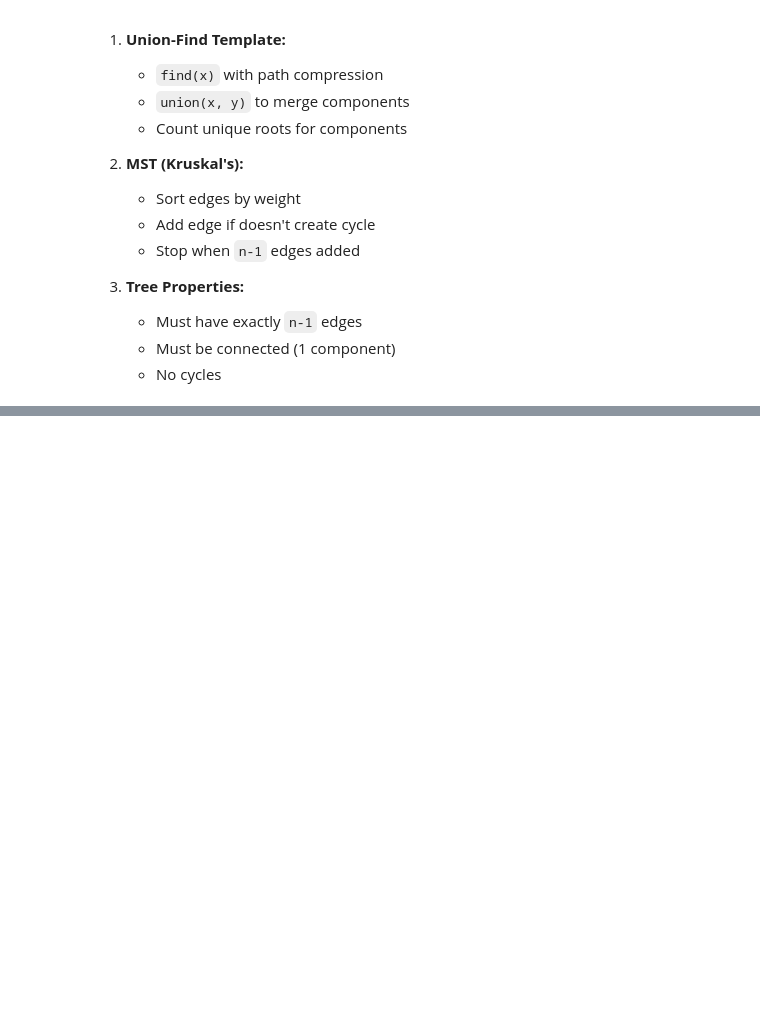
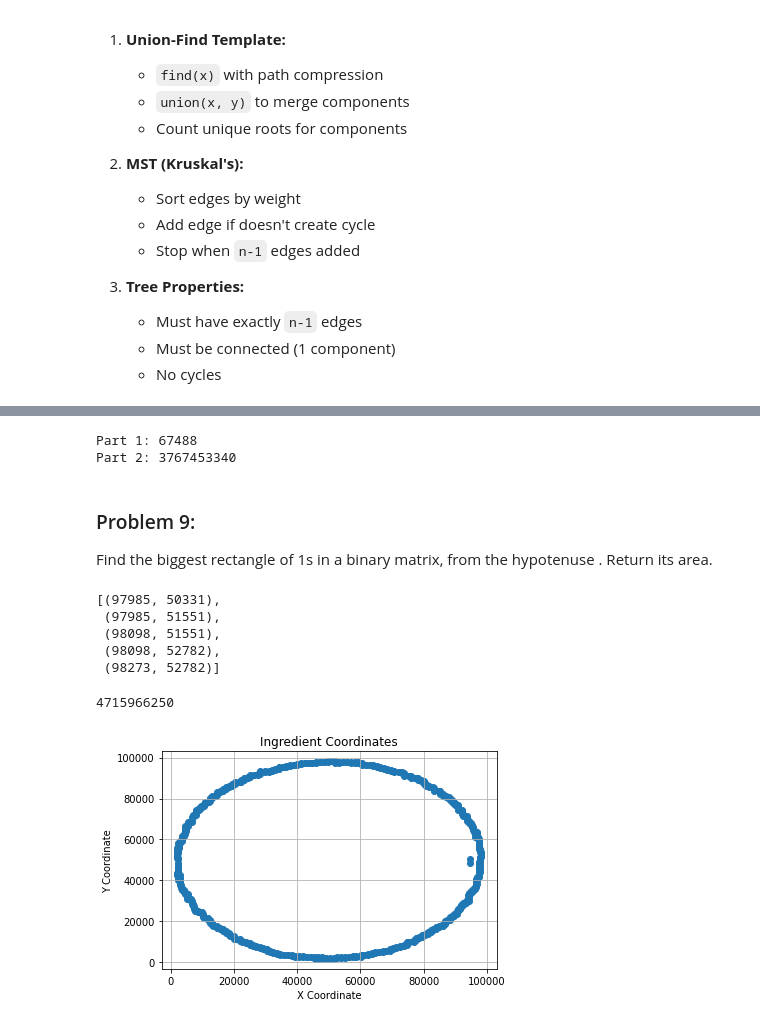
Before and after one commit to RandomAnass/AdventOfCode2025, a Jupyter notebook: notebook.ipynb, the cells around one changed output, grey strips where cells are left out. Drawn from its saved outputs; the diff is of its cells as text; code cells hidden in the pictures; blank space fills up the shorter version.

```diff
--- a/notebook.ipynb
+++ b/notebook.ipynb
@@ -1823,0 +1880,77 @@ class Solution:
+# %%
+# solution from discord:
+import numpy as np
+from scipy.cluster.hierarchy import DisjointSet
+from scipy.spatial.distance import cdist
+
+P = [np.array(l.split(","), int) for l in open("input_day8.txt")]
+
+#   edges sorted by distance
+D = sorted((np.linalg.norm(u - v), tuple(u), tuple(v))
+           for i, u in enumerate(P) for v in P[i+1:])
+
+
+C = DisjointSet(map(tuple, P))
+
+# Merge edges and check both conditions
+for i, (_, u, v) in enumerate(D):
+    C.merge(u, v)
+
+    # Part 1: After 1000 connections
+    if i == 999:
+        p1 = np.prod(sorted(map(len, C.subsets()))[-3:])  # 3 largest clusters
+
+    # Part 2: When exactly 2 clusters remain
+    if len(C.subsets()) == 2:
+        clusters = list(C.subsets())
+        c1 = np.array(list(clusters[0]))
+        c2 = np.array(list(clusters[1]))
+
+        #  closest bridge points
+        dists = cdist(c1, c2)
+        idx = np.unravel_index(np.argmin(dists), dists.shape)
+        p2 = int(c1[idx[0]][0]) * int(c2[idx[1]][0])
+        break
+
+print(f"Part 1: {p1}")
+print(f"Part 2: {p2}")
+# %% [output]
+Part 1: 67488
+Part 2: 3767453340
+# %% [markdown]
+### Problem 9:
+Find the biggest rectangle of 1s in a binary matrix, from the hypotenuse . Return its area.
+# %%
+with open('input_day9.txt', 'r') as file:
+    coordinates = file.readlines()
+coordinates = [ tuple(map(int,cord.strip().split(","))) for cord in coordinates]
+coordinates[:5]
+# %% [output]
+[(97985, 50331),
+ (97985, 51551),
+ (98098, 51551),
+ (98098, 52782),
+ (98273, 52782)]
+# %%
+largest_surface = 0
+largest_p1, largest_p2 = None, None
+for p1 in coordinates:
+    for p2 in coordinates:
+        surface = (abs(p2[0]-p1[0])+1)*(abs(p2[1]-p1[1])+1)
+        largest_surface = max(largest_surface, surface)
+        largest_p1, largest_p2 = p1, p2
+largest_surface
+# %% [output]
+4715966250
+# %%
+# plot coordinates
+import matplotlib.pyplot as plt
+x_coords = [p[0] for p in coordinates]
+y_coords = [p[1] for p in coordinates]
+plt.scatter(x_coords, y_coords)
+plt.xlabel('X Coordinate')
+plt.ylabel('Y Coordinate')
+plt.title('Ingredient Coordinates')
+plt.grid(True)
+# %% [output]
+[figure, added]
```
Also changed, not shown: parts of 8 cells of this notebook, 1 other file.
